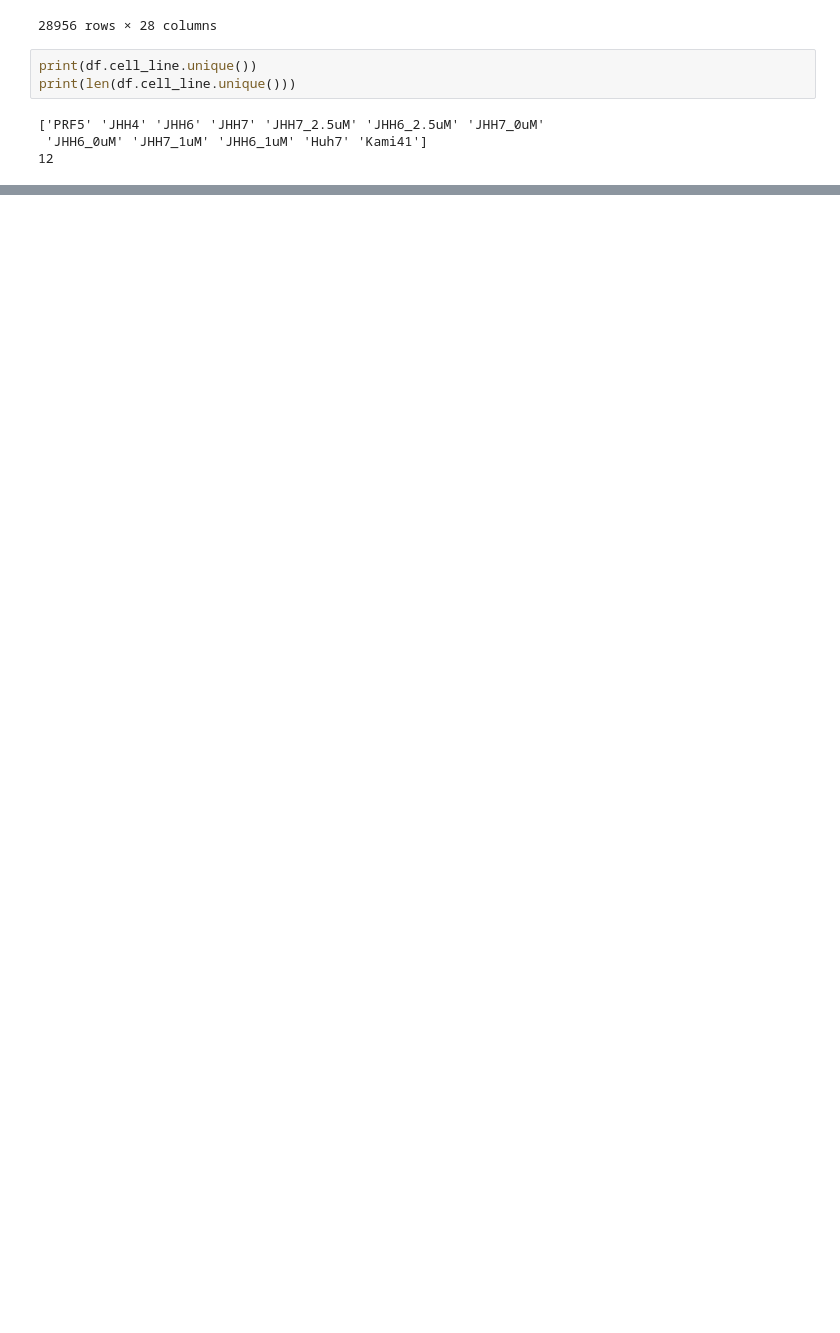
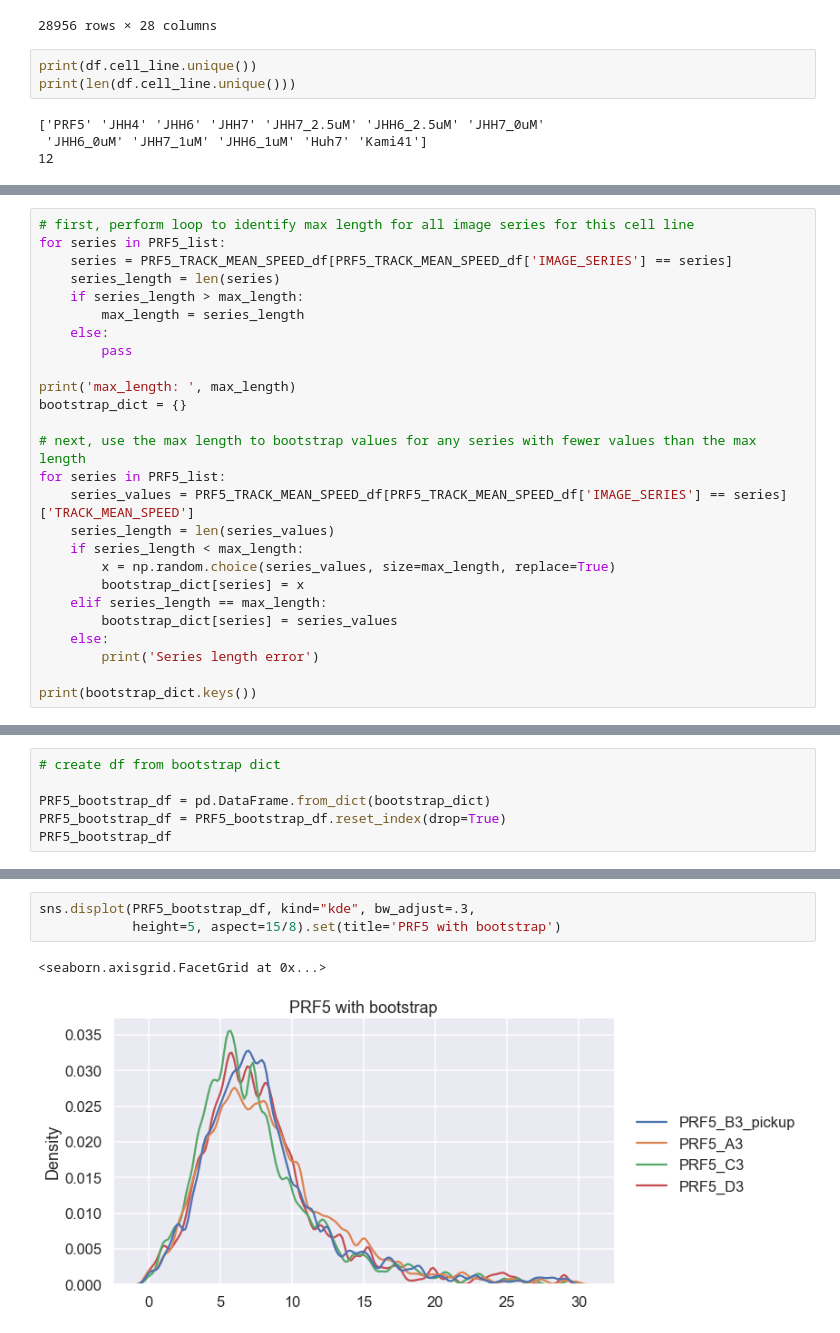
Before and after one commit to jlifferth/bootstrap_data, a Jupyter notebook: practice_1.ipynb, the cells around one changed output, grey strips where cells are left out. Cells and saved outputs as stored; diff of their text form; blank space fills up the shorter version.

Commit message:
compared boostrapped data with kernel density estimate

```diff
--- a/practice_1.ipynb
+++ b/practice_1.ipynb
@@ -145,0 +146,26 @@ sns.displot(x, kind="kde", bw_adjust=.3, height=5, aspect=15/8)
+# %%
+# first, perform loop to identify max length for all image series for this cell line
+for series in PRF5_list:
+    series = PRF5_TRACK_MEAN_SPEED_df[PRF5_TRACK_MEAN_SPEED_df['IMAGE_SERIES'] == series]
+    series_length = len(series)
+    if series_length > max_length:
+        max_length = series_length
+    else:
+        pass
+
+print('max_length: ', max_length)
+bootstrap_dict = {}
+
+# next, use the max length to bootstrap values for any series with fewer values than the max length
+for series in PRF5_list:
+    series_values = PRF5_TRACK_MEAN_SPEED_df[PRF5_TRACK_MEAN_SPEED_df['IMAGE_SERIES'] == series]['TRACK_MEAN_SPEED']
+    series_length = len(series_values)
+    if series_length < max_length:
+        x = np.random.choice(series_values, size=max_length, replace=True)
+        bootstrap_dict[series] = x
+    elif series_length == max_length:
+        bootstrap_dict[series] = series_values
+    else:
+        print('Series length error')
+
+print(bootstrap_dict.keys())
@@ -145,0 +183,6 @@ sns.displot(x, kind="kde", bw_adjust=.3, height=5, aspect=15/8)
+# %%
+# create df from bootstrap dict
+
+PRF5_bootstrap_df = pd.DataFrame.from_dict(bootstrap_dict)
+PRF5_bootstrap_df = PRF5_bootstrap_df.reset_index(drop=True)
+PRF5_bootstrap_df
@@ -145,0 +203,6 @@ sns.displot(x, kind="kde", bw_adjust=.3, height=5, aspect=15/8)
+# %%
+sns.displot(PRF5_bootstrap_df, kind="kde", bw_adjust=.3,
+            height=5, aspect=15/8).set(title='PRF5 with bootstrap')
+# %% [output]
+<seaborn.axisgrid.FacetGrid at 0x...>
+[figure, added]
```
Also changed, not shown: parts of 15 cells of this notebook.
